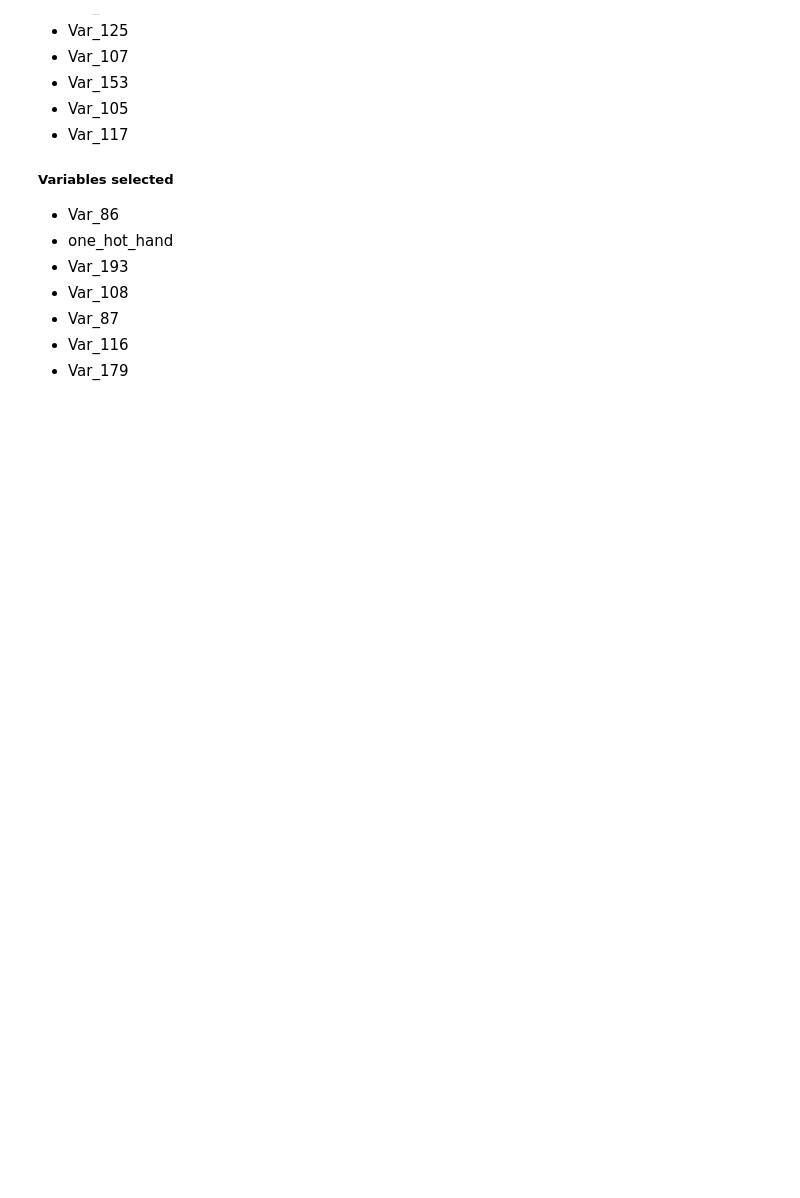
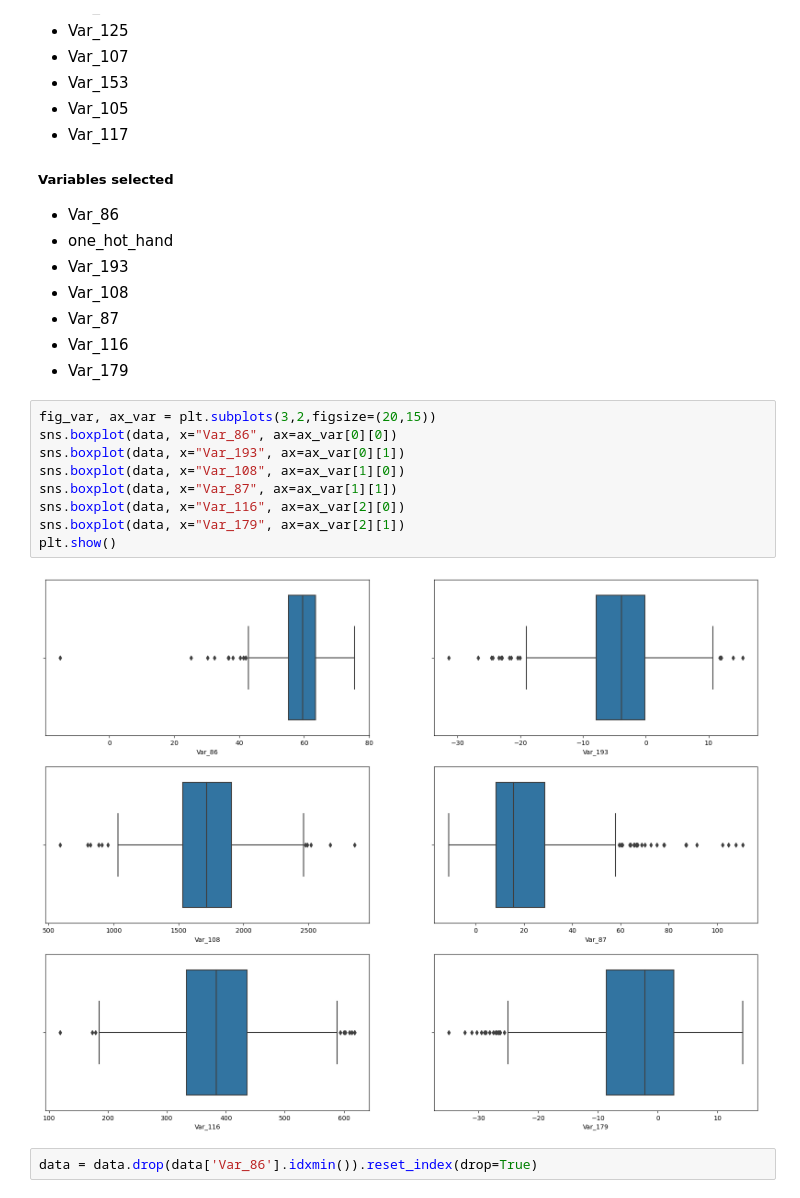
Before and after one commit to sidthakur08/biomech-velo, a Jupyter notebook: exploration.ipynb, the cells around one changed output. Cells and saved outputs as stored; diff of their text form; blank space fills up the shorter version.

```diff
--- a/exploration.ipynb
+++ b/exploration.ipynb
@@ -213,3 +213,16 @@ for c in velo_corr:
 - Var_87
 - Var_116
 - Var_179
+# %%
+fig_var, ax_var = plt.subplots(3,2,figsize=(20,15))
+sns.boxplot(data, x="Var_86", ax=ax_var[0][0])
+sns.boxplot(data, x="Var_193", ax=ax_var[0][1])
+sns.boxplot(data, x="Var_108", ax=ax_var[1][0])
+sns.boxplot(data, x="Var_87", ax=ax_var[1][1])
+sns.boxplot(data, x="Var_116", ax=ax_var[2][0])
+sns.boxplot(data, x="Var_179", ax=ax_var[2][1])
+plt.show()
+# %% [output]
+[figure, added]
+# %%
+data = data.drop(data['Var_86'].idxmin()).reset_index(drop=True)
```
Also changed, not shown: parts of 9 cells of this notebook.
